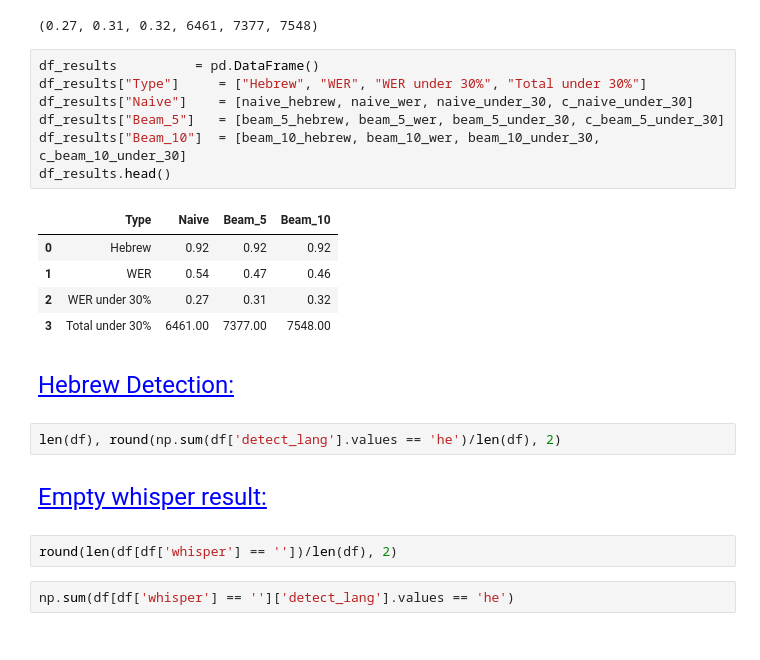
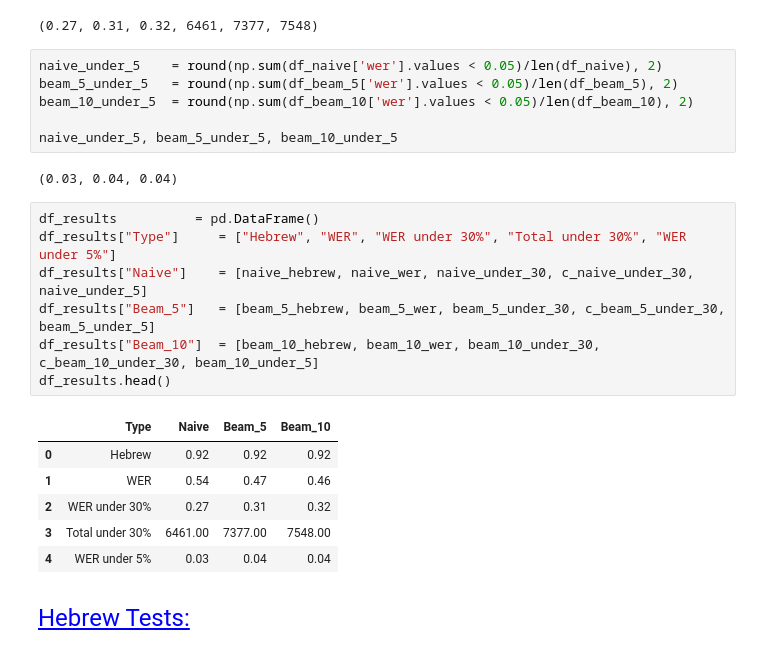
Before and after one commit to amitliron/Voice, a Jupyter notebook: VoicePipeline.ipynb, the cells around one changed output. Cells and saved outputs as stored; diff of their text form.

```diff
--- a/VoicePipeline.ipynb
+++ b/VoicePipeline.ipynb
@@ -515,26 +515,27 @@ c_beam_10_under_30  = int(np.sum(df_beam_10['wer'].values < 0.3))
 naive_under_30, beam_5_under_30, beam_10_under_30, c_naive_under_30, c_beam_5_under_30, c_beam_10_under_30
 # %% [output]
 (0.27, 0.31, 0.32, 6461, 7377, 7548)
+# %%
+naive_under_5    = round(np.sum(df_naive['wer'].values < 0.05)/len(df_naive), 2)
+beam_5_under_5   = round(np.sum(df_beam_5['wer'].values < 0.05)/len(df_beam_5), 2)
+beam_10_under_5  = round(np.sum(df_beam_10['wer'].values < 0.05)/len(df_beam_10), 2)
+
+naive_under_5, beam_5_under_5, beam_10_under_5
+# %% [output]
+(0.03, 0.04, 0.04)
 # %%
 df_results          = pd.DataFrame()
-df_results["Type"]     = ["Hebrew", "WER", "WER under 30%", "Total under 30%"]
-df_results["Naive"]    = [naive_hebrew, naive_wer, naive_under_30, c_naive_under_30]
-df_results["Beam_5"]   = [beam_5_hebrew, beam_5_wer, beam_5_under_30, c_beam_5_under_30]
-df_results["Beam_10"]  = [beam_10_hebrew, beam_10_wer, beam_10_under_30, c_beam_10_under_30]
+df_results["Type"]     = ["Hebrew", "WER", "WER under 30%", "Total under 30%", "WER under 5%"]
+df_results["Naive"]    = [naive_hebrew, naive_wer, naive_under_30, c_naive_under_30, naive_under_5]
+df_results["Beam_5"]   = [beam_5_hebrew, beam_5_wer, beam_5_under_30, c_beam_5_under_30, beam_5_under_5]
+df_results["Beam_10"]  = [beam_10_hebrew, beam_10_wer, beam_10_under_30, c_beam_10_under_30, beam_10_under_5]
 df_results.head()
 # %% [output]
 |  | Type | Naive | Beam_5 | Beam_10 |
 | 0 | Hebrew | 0.92 | 0.92 | 0.92 |
 | 1 | WER | 0.54 | 0.47 | 0.46 |
 | 2 | WER under 30% | 0.27 | 0.31 | 0.32 |
 | 3 | Total under 30% | 6461.00 | 7377.00 | 7548.00 |
+| 4 | WER under 5% | 0.03 | 0.04 | 0.04 |
 # %% [markdown]
-<u> <p style="color:blue; font-size:24px"> Hebrew Detection:</p> </u>
+<u> <p style="color:blue; font-size:24px"> Hebrew Tests:</p> </u>
-# %%
-len(df), round(np.sum(df['detect_lang'].values == 'he')/len(df), 2)
-# %% [markdown]
-<u> <p style="color:blue; font-size:24px"> Empty whisper result: </p> </u>
-# %%
-round(len(df[df['whisper'] == ''])/len(df), 2)
-# %%
-np.sum(df[df['whisper'] == '']['detect_lang'].values == 'he')
```
Also changed, not shown: parts of 15 cells of this notebook.
